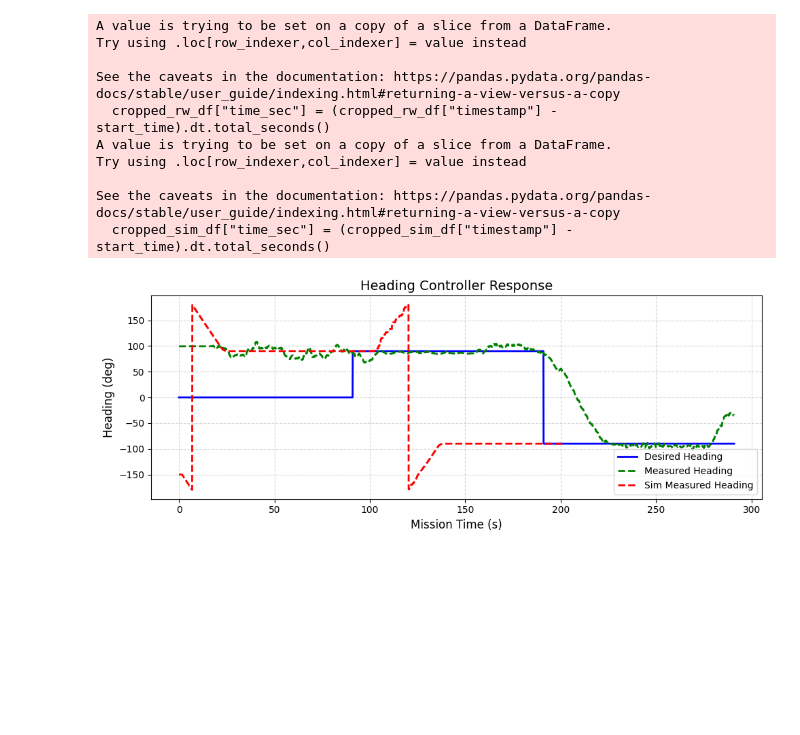
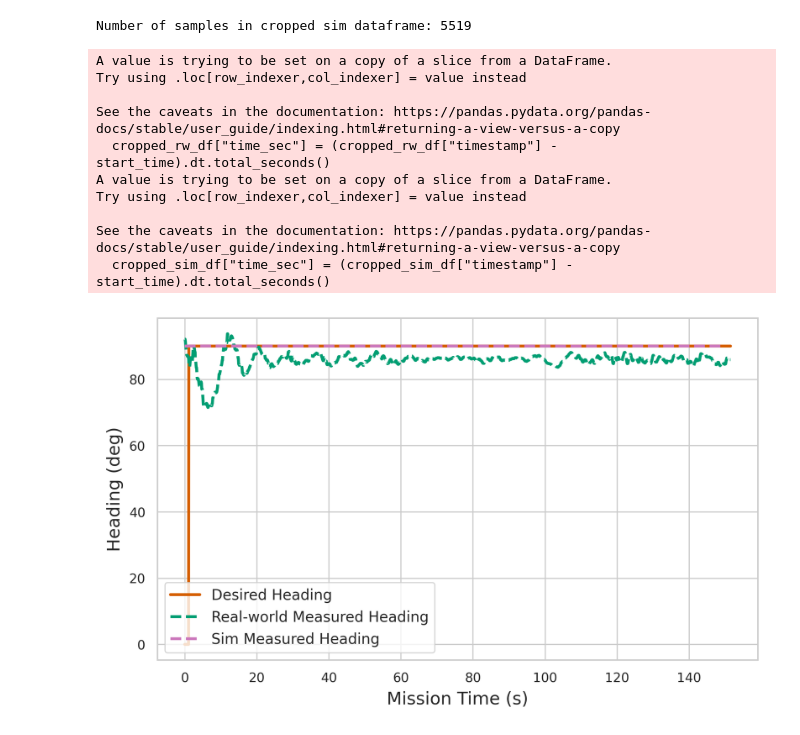
Before and after one commit to BYU-FRoSt-Lab/cougars-base-station, a Jupyter notebook: postprocessing/compared_controllers_analyze.ipynb, the cells around one changed output. Cells and saved outputs as stored; diff of their text form; code cells hidden in the pictures; blank space fills up the shorter version.

```diff
--- a/postprocessing/compared_controllers_analyze.ipynb
+++ b/postprocessing/compared_controllers_analyze.ipynb
@@ -60,12 +69,12 @@ converted__sim_30.0_1100_speed_20250729_234203:
 # print(list(dfsByTopic.keys()))
 # %%
 # Get only the first dataframe
-rw_data, rw_topics = list(dataframes.items())[0]
+rw_data, rw_topics = list(dataframes.items())[1]
 
 
 # Get the second dataframe
-sim_data, sim_topics = list(dataframes.items())[2]
+sim_data, sim_topics = list(dataframes.items())[0]
 
-print(f"{sim_data}:\n\t{list(sim_topics.keys())}")
-print(f"{rw_data}:\n\t{list(rw_topics.keys())}")
+print(f"Sim Bag: {sim_data}:\n\t{list(sim_topics.keys())}")
+print(f"Real World Bag: {rw_data}:\n\t{list(rw_topics.keys())}")
 # %% [output]
@@ -189,52 +387,70 @@ cropped_sim_df = sim_controls_debug.iloc[sim_crop:end_crop_sim]
 
 # Convert timestamp to seconds since mission start
 start_time = cropped_rw_df["timestamp"].iloc[0]
 cropped_rw_df["time_sec"] = (cropped_rw_df["timestamp"] - start_time).dt.total_seconds()
 
 # Extract data
 x = cropped_rw_df["time_sec"].to_numpy()
 y1 = cropped_rw_df["heading.desired"].to_numpy()
 y2 = cropped_rw_df["heading.actual"].to_numpy()
 
+# Print number of sample in cropped sim dataframe
+print(f"Number of samples in cropped sim dataframe: {len(rw_controls_debug)}")
 
 start_time = cropped_sim_df["timestamp"].iloc[0]
 cropped_sim_df["time_sec"] = (cropped_sim_df["timestamp"] - start_time).dt.total_seconds()
 
 # Extract data
 x_sim = cropped_sim_df["time_sec"].to_numpy()
 y_sim1 = cropped_sim_df["heading.desired"].to_numpy()
 y_sim2 = cropped_sim_df["heading.actual"].to_numpy()
 
-# Plot
-fig, ax = plt.subplots(figsize=(10, 4))
+# Apply PDF font embedding and font settings for high-quality vector text in PDF
+matplotlib.rc("pdf", fonttype=42)
 
-ax.plot(x, y1, label='Desired Heading', color='blue', linewidth=2)
-ax.plot(x, y2, label='Measured Heading', color='green', linewidth=2, linestyle='--')
+# Seaborn styles for paper-quality plots
+sns.set_context("paper")       # scales fonts nicely for paper
+sns.set_style("whitegrid")     # white grid background
+sns.set_palette("colorblind")  # colorblind-friendly palette
+c = sns.color_palette("colorblind")  # get colorblind palette colors
 
-ax.plot(x_sim, y_sim2, label='Sim Measured Heading', color='red', linewidth=2, linestyle='--')
+# Set Times New Roman font and math font style for publication
+# plt.rcParams["font.family"] = "Times New Roman"
+plt.rcParams["mathtext.fontset"] = "stix"
+
+# Create figure with high DPI for sharp output
+fig, ax = plt.subplots(figsize=(6.5, 4), dpi=300)
+
+ax.plot(x, y1, label='Desired Heading', color=c[3], linewidth=2)
+ax.plot(x, y2, label='Real-world Measured Heading', color=c[2], linewidth=2, linestyle='--')
+
+ax.plot(x_sim, y_sim2, label='Sim Measured Heading', color=c[4], linewidth=2, linestyle='--')
 # ax.plot(x_sim, y_sim1, label='Sim Desired Depth', color='red', linewidth=2, linestyle='--')
 
 # Labels and formatting
-ax.set_title('Heading Controller Response', fontsize=14)
+# ax.set_title('Heading Controller Response', fontsize=14)
 ax.set_xlabel('Mission Time (s)', fontsize=12)
 ax.set_ylabel('Heading (deg)', fontsize=12)
-ax.grid(True, linestyle='--', alpha=0.5)
-ax.legend(loc='lower right', fontsize=10)
+# ax.grid(True, linestyle='--', alpha=0.5)
+ax.legend(loc='lower left', fontsize=10)
 
 plt.tight_layout()
+# Save figure as PDF with embedded fonts and tight layout
+fig.savefig("heading_controls_comparison.pdf", dpi=300, bbox_inches='tight')
 plt.show()
 # %% [output]
-A value is trying to be set on a copy of a slice from a DataFrame.
-Try using .loc[row_indexer,col_indexer] = value instead
-
-See the caveats in the documentation: https://pandas.pydata.org/pandas-docs/stable/user_guide/indexing.html#returning-a-view-versus-a-copy
-  cropped_rw_df["time_sec"] = (cropped_rw_df["timestamp"] - start_time).dt.total_seconds()
-A value is trying to be set on a copy of a slice from a DataFrame.
-Try using .loc[row_indexer,col_indexer] = value instead
-
-See the caveats in the documentation: https://pandas.pydata.org/pandas-docs/stable/user_guide/indexing.html#returning-a-view-versus-a-copy
-  cropped_sim_df["time_sec"] = (cropped_sim_df["timestamp"] - start_time).dt.total_seconds()
+Number of samples in cropped sim dataframe: 5519
+A value is trying to be set on a copy of a slice from a DataFrame.
+Try using .loc[row_indexer,col_indexer] = value instead
+
+See the caveats in the documentation: https://pandas.pydata.org/pandas-docs/stable/user_guide/indexing.html#returning-a-view-versus-a-copy
+  cropped_rw_df["time_sec"] = (cropped_rw_df["timestamp"] - start_time).dt.total_seconds()
+A value is trying to be set on a copy of a slice from a DataFrame.
+Try using .loc[row_indexer,col_indexer] = value instead
+
+See the caveats in the documentation: https://pandas.pydata.org/pandas-docs/stable/user_guide/indexing.html#returning-a-view-versus-a-copy
+  cropped_sim_df["time_sec"] = (cropped_sim_df["timestamp"] - start_time).dt.total_seconds()
-[figure, old version]
+[figure, new version]
 # %%
 import re
 def extract_key_values_regex(status_str):
```
Also changed, not shown: parts of 11 cells of this notebook, 3 other files.
